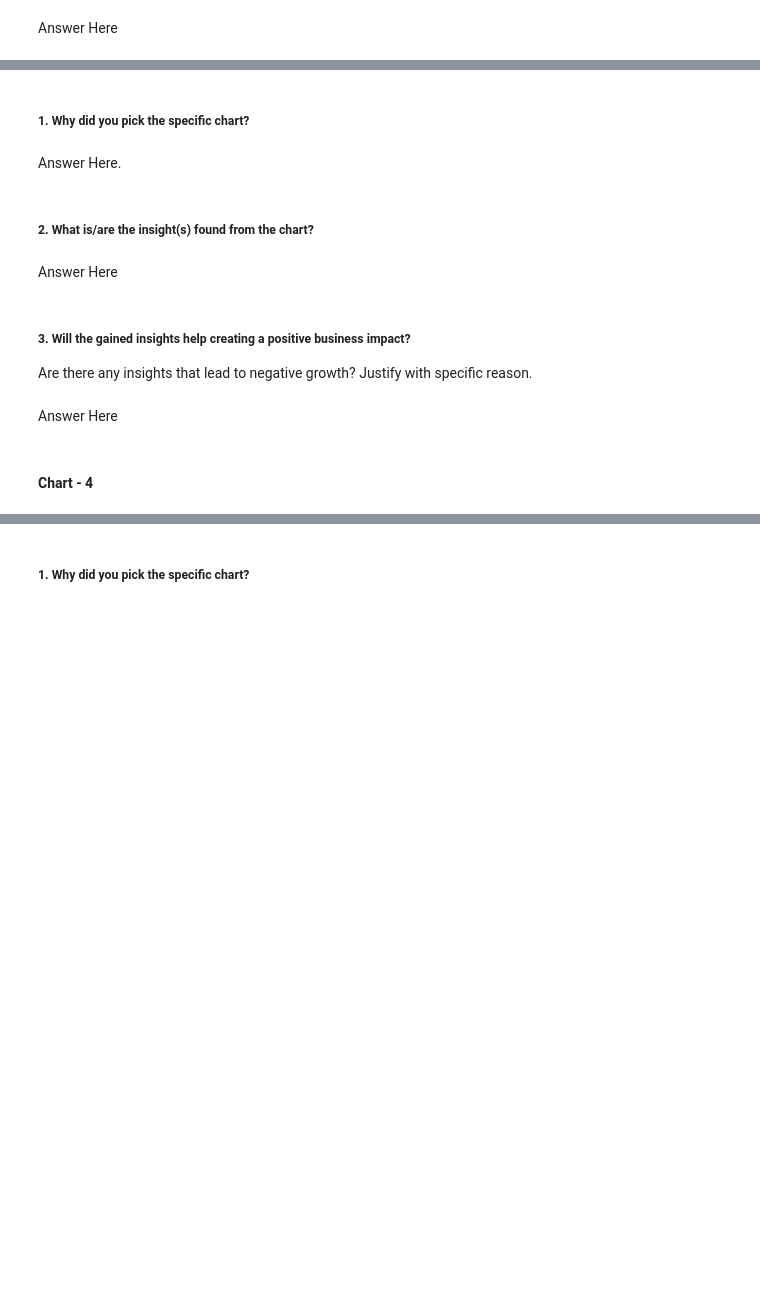
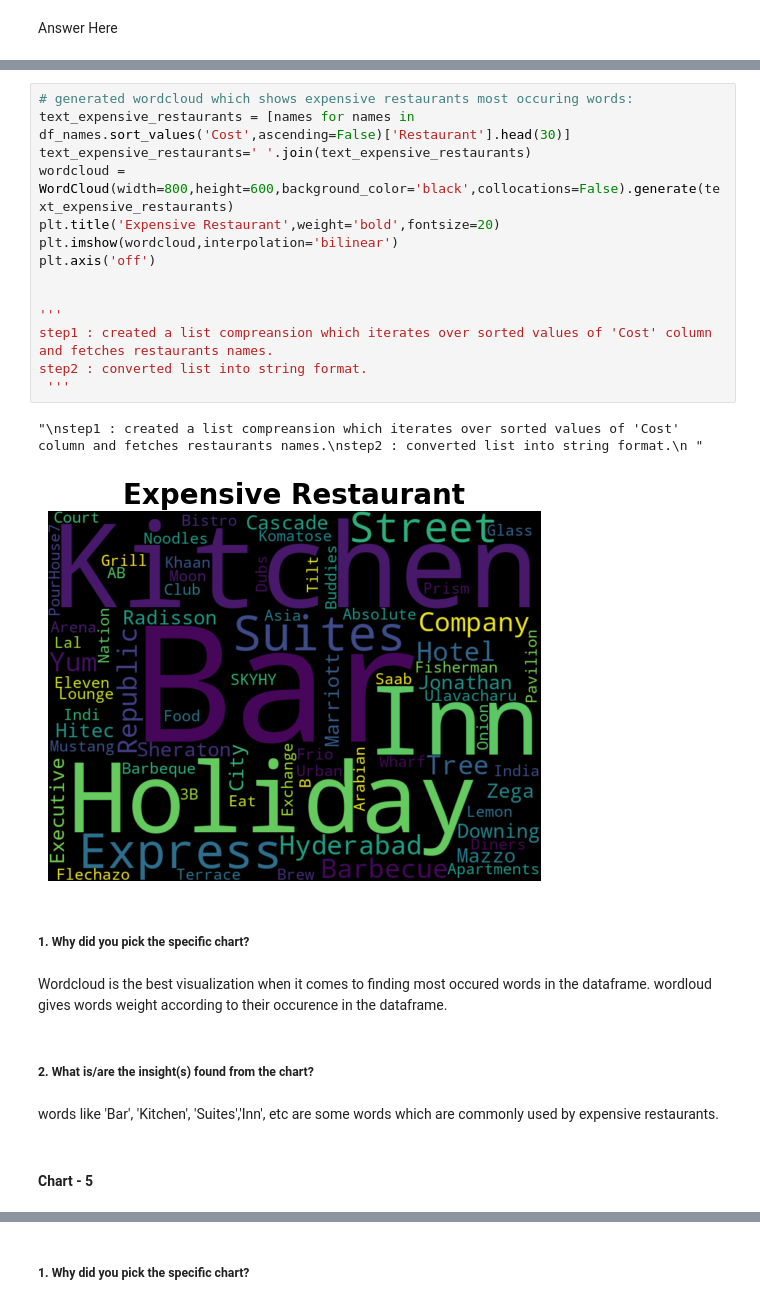
Before and after one commit to adityapatil4141/Zomato-restaurant-clustering-and-sentiment-analysis, a Jupyter notebook: ZOMATO_RESTAURANT_CLUSTERING_AND_SENTIMENT_ANALYSIS.ipynb, the cells around one changed output, grey strips where cells are left out. Drawn from its saved outputs; the diff is of its cells as text; blank space fills up the shorter version.

```diff
--- a/ZOMATO_RESTAURANT_CLUSTERING_AND_SENTIMENT_ANALYSIS.ipynb
+++ b/ZOMATO_RESTAURANT_CLUSTERING_AND_SENTIMENT_ANALYSIS.ipynb
@@ -450,16 +432,29 @@ Answer Here
+# %%
+# generated wordcloud which shows expensive restaurants most occuring words:
+text_expensive_restaurants = [names for names in df_names.sort_values('Cost',ascending=False)['Restaurant'].head(30)]
+text_expensive_restaurants=' '.join(text_expensive_restaurants)
+wordcloud = WordCloud(width=800,height=600,background_color='black',collocations=False).generate(text_expensive_restaurants)
+plt.title('Expensive Restaurant',weight='bold',fontsize=20)
+plt.imshow(wordcloud,interpolation='bilinear')
+plt.axis('off')
+
+
+'''
+step1 : created a list compreansion which iterates over sorted values of 'Cost' column and fetches restaurants names.
+step2 : converted list into string format.
+ '''
+# %% [output]
+"\nstep1 : created a list compreansion which iterates over sorted values of 'Cost' column and fetches restaurants names.\nstep2 : converted list into string format.\n "
+[figure, added]
 # %% [markdown]
 ##### 1. Why did you pick the specific chart?
-# %% [markdown]
-Answer Here.
+# %% [markdown]
+Wordcloud is the best visualization when it comes to finding most occured words in the dataframe.
+wordloud gives words weight according to their occurence in the dataframe.
 # %% [markdown]
 ##### 2. What is/are the insight(s) found from the chart?
-# %% [markdown]
-Answer Here
-# %% [markdown]
-##### 3. Will the gained insights help creating a positive business impact?
-Are there any insights that lead to negative growth? Justify with specific reason.
-# %% [markdown]
-Answer Here
+# %% [markdown]
+words like 'Bar', 'Kitchen', 'Suites','Inn', etc are some words which are commonly used by expensive restaurants.
 # %% [markdown]
-#### Chart - 4
+#### Chart - 5
 # %%
```
Also changed, not shown: parts of 71 cells of this notebook.
